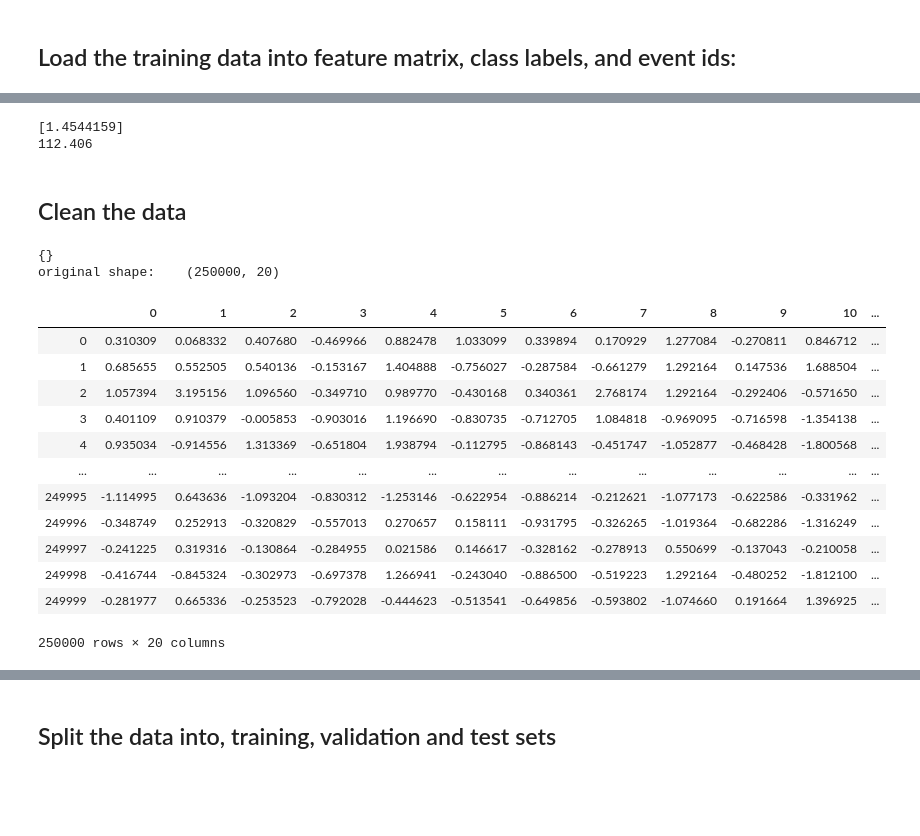
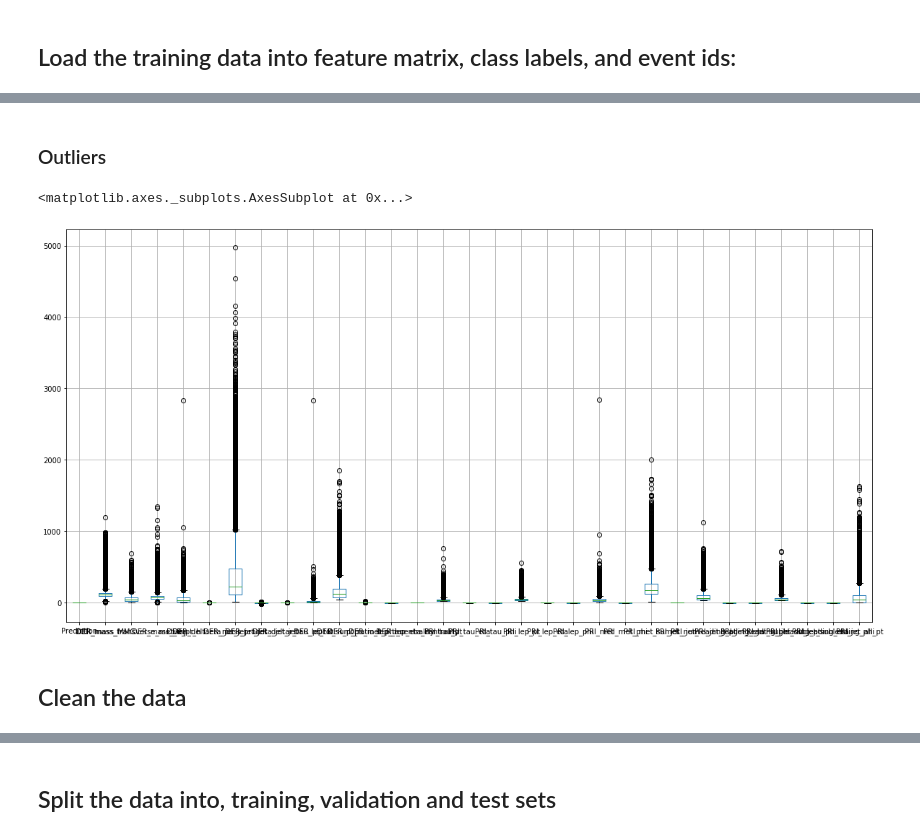
Before and after one commit to X4l1b1/ML_Project1, a Jupyter notebook: scripts/project1.ipynb, the cells around one changed output, grey strips where cells are left out. Saved outputs shown, nothing was run; the diff lists cells and outputs as text; code cells hidden in the pictures; blank space fills up the shorter version.

```diff
--- a/scripts/project1.ipynb
+++ b/scripts/project1.ipynb
@@ -95,64 +92,9 @@ Text(0.5, 0.98, 'Wine Attributes Correlation Heatmap')
-# %%
-tx_0_train = data[~data['DER_mass_MMC'].isna()]['DER_mass_vis']
-ty_0_train = data[~data['DER_mass_MMC'].isna()]['DER_mass_MMC']
-tx_0_test = data[data['DER_mass_MMC'].isna()]['DER_mass_vis'].values.reshape(-1, 1)
-
-
-tx_0_train = tx_0_train.values.reshape(-1, 1)
-ty_0_train = ty_0_train.values
-
-
-loss, weights = least_squares(ty_0_train, tx_0_train)
-
-print(weights)
-
-tx_0_test = np.dot(tx_0_test, weights)
-print(data[~data['DER_mass_MMC'].isna()]['DER_mass_MMC'].median())
-#data.loc[data['DER_mass_MMC'].isna(),'DER_mass_MMC'] = tx_0_test
-data.loc[data['DER_mass_MMC'].isna(),'DER_mass_MMC'] = data[~data['DER_mass_MMC'].isna()]['DER_mass_MMC'].median()
-# %% [output]
-[1.4544159]
-112.406
+# %% [markdown]
+### Outliers
+# %%
+data.drop(['Id'], axis = 1).boxplot(figsize=(20, 10))
+# %% [output]
+<matplotlib.axes._subplots.AxesSubplot at 0x...>
+[figure, added]
 # %% [markdown]
 ## Clean the data
-# %%
-def cleanData(tX):
-    # Remove features with unusable data
-    unique, counts = np.unique(np.where(tX < -998)[1], return_counts=True)
-    print(dict(zip(unique, counts)))
-    tX = np.delete(tX, (4, 5, 6, 12, 23, 24, 25, 26, 27, 28), 1)
-
-    # Standardize the data
-    tX, mean_x, std_x = standardize(tX)
-
-    #tX = normalize(tX)
-
-    return tX
-
-clean_tX = cleanData(data.drop(['Id', 'Prediction'], axis=1).values)
-
-#pca = PCA(n_components=1)
-#pca.fit(clean_tX)
-
-#clean_tX = pca.transform(clean_tX)
-print("original shape:   ", clean_tX.shape)
-#print("transformed shape:", tX_pca.shape)d
-# %% [output]
-{}
-original shape:    (250000, 20)
-# %%
-data
-# %% [output]
-|  | 0 | 1 | 2 | 3 | 4 | 5 | 6 | 7 | 8 | 9 | 10 | ... |
-| 0 | 0.310309 | 0.068332 | 0.407680 | -0.469966 | 0.882478 | 1.033099 | 0.339894 | 0.170929 | 1.277084 | -0.270811 | 0.846712 | ... |
-| 1 | 0.685655 | 0.552505 | 0.540136 | -0.153167 | 1.404888 | -0.756027 | -0.287584 | -0.661279 | 1.292164 | 0.147536 | 1.688504 | ... |
-| 2 | 1.057394 | 3.195156 | 1.096560 | -0.349710 | 0.989770 | -0.430168 | 0.340361 | 2.768174 | 1.292164 | -0.292406 | -0.571650 | ... |
-| 3 | 0.401109 | 0.910379 | -0.005853 | -0.903016 | 1.196690 | -0.830735 | -0.712705 | 1.084818 | -0.969095 | -0.716598 | -1.354138 | ... |
-| 4 | 0.935034 | -0.914556 | 1.313369 | -0.651804 | 1.938794 | -0.112795 | -0.868143 | -0.451747 | -1.052877 | -0.468428 | -1.800568 | ... |
-| ... | ... | ... | ... | ... | ... | ... | ... | ... | ... | ... | ... | ... |
-| 249995 | -1.114995 | 0.643636 | -1.093204 | -0.830312 | -1.253146 | -0.622954 | -0.886214 | -0.212621 | -1.077173 | -0.622586 | -0.331962 | ... |
-| 249996 | -0.348749 | 0.252913 | -0.320829 | -0.557013 | 0.270657 | 0.158111 | -0.931795 | -0.326265 | -1.019364 | -0.682286 | -1.316249 | ... |
-| 249997 | -0.241225 | 0.319316 | -0.130864 | -0.284955 | 0.021586 | 0.146617 | -0.328162 | -0.278913 | 0.550699 | -0.137043 | -0.210058 | ... |
-| 249998 | -0.416744 | -0.845324 | -0.302973 | -0.697378 | 1.266941 | -0.243040 | -0.886500 | -0.519223 | 1.292164 | -0.480252 | -1.812100 | ... |
-| 249999 | -0.281977 | 0.665336 | -0.253523 | -0.792028 | -0.444623 | -0.513541 | -0.649856 | -0.593802 | -1.074660 | 0.191664 | 1.396925 | ... |
-250000 rows × 20 columns
```
Also changed, not shown: parts of 17 cells of this notebook, 2 other files.
